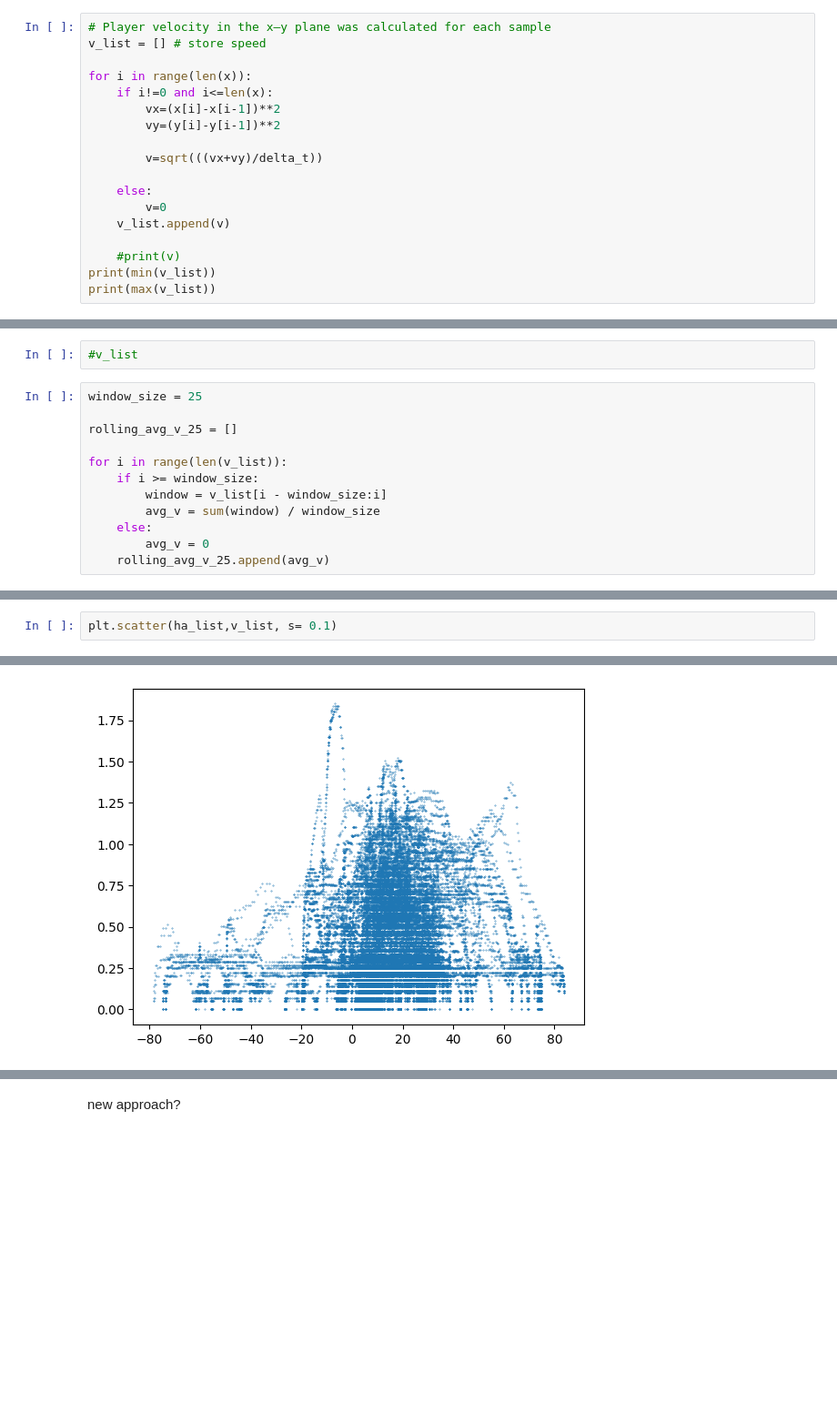
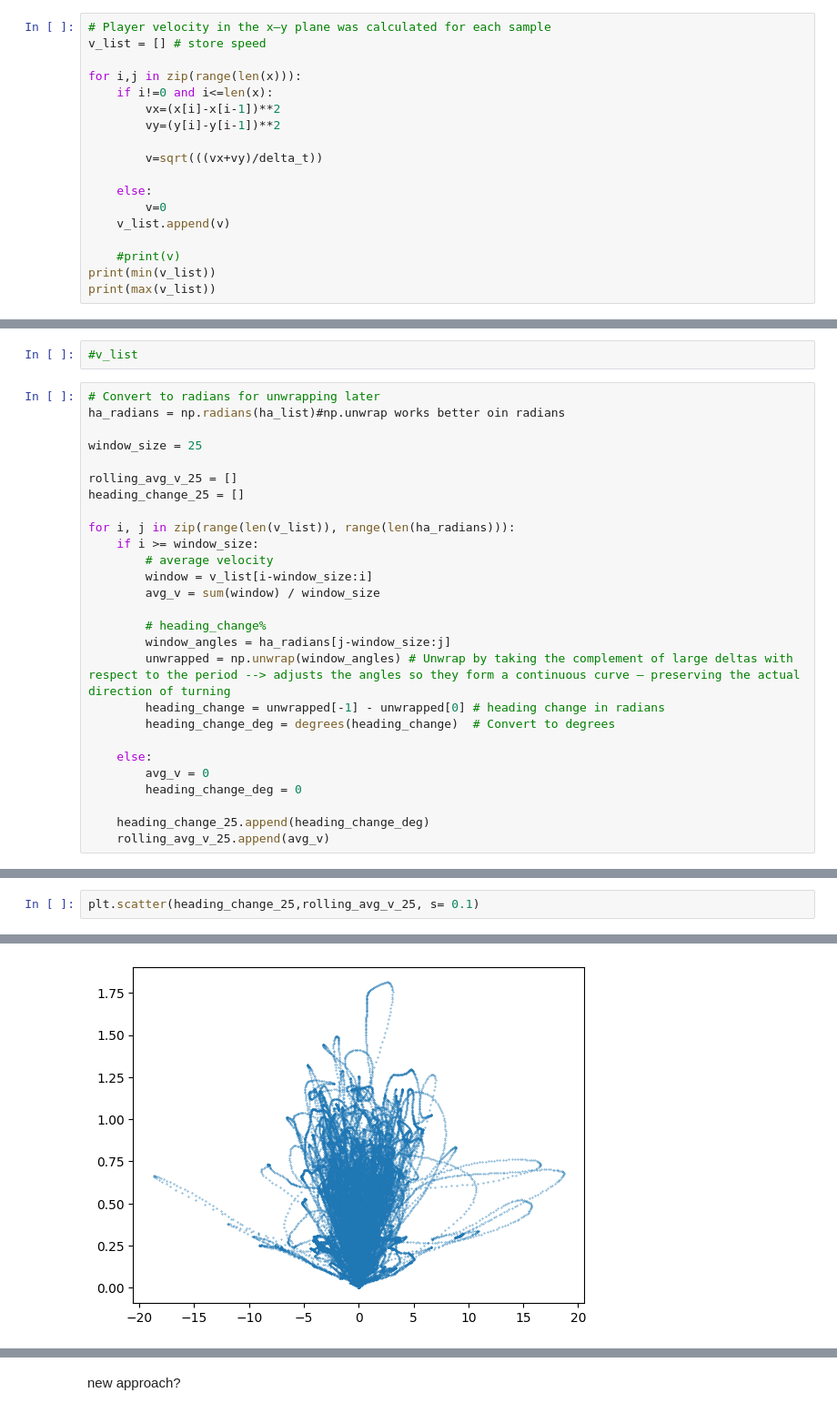
Before and after one commit to ihosten/internship_club_brugge, a Jupyter notebook: positional_data/ChangesOfDirection.ipynb, the cells around one changed output, grey strips where cells are left out. Shown at 91% size. Cells and saved outputs as stored; diff of their text form; blank space fills up the shorter version.

Commit message:
trying to use the method opf Reilly and colleagues to calculate direction changes

```diff
--- a/positional_data/ChangesOfDirection.ipynb
+++ b/positional_data/ChangesOfDirection.ipynb
@@ -320,7 +326,7 @@ ha_list
 # Player velocity in the x–y plane was calculated for each sample
 v_list = [] # store speed
 
-for i in range(len(x)):
+for i,j in zip(range(len(x))):
     if i!=0 and i<=len(x):
         vx=(x[i]-x[i-1])**2
         vy=(y[i]-y[i-1])**2
@@ -340,14 +346,29 @@ print(max(v_list))
 # %%
 #v_list
 # %%
+# Convert to radians for unwrapping later
+ha_radians = np.radians(ha_list)#np.unwrap works better oin radians
+
 window_size = 25
 
 rolling_avg_v_25 = []
+heading_change_25 = []
 
-for i in range(len(v_list)):
+for i, j in zip(range(len(v_list)), range(len(ha_radians))):
     if i >= window_size:
-        window = v_list[i - window_size:i]
+        # average velocity
+        window = v_list[i-window_size:i]
         avg_v = sum(window) / window_size
+
+        # heading_change%
+        window_angles = ha_radians[j-window_size:j]
+        unwrapped = np.unwrap(window_angles) # Unwrap by taking the complement of large deltas with respect to the period --> adjusts the angles so they form a continuous curve — preserving the actual direction of turning
+        heading_change = unwrapped[-1] - unwrapped[0] # heading change in radians
+        heading_change_deg = degrees(heading_change)  # Convert to degrees
+
     else:
         avg_v = 0
+        heading_change_deg = 0
+
+    heading_change_25.append(heading_change_deg)
     rolling_avg_v_25.append(avg_v)
@@ -374,5 +504,5 @@ rolling_avg_v_25
 # %%
-plt.scatter(ha_list,v_list, s= 0.1)
+plt.scatter(heading_change_25,rolling_avg_v_25, s= 0.1)
 # %% [output]
 <matplotlib.collections.PathCollection at 0x...>
-[figure, old version]
+[figure, new version]
```
Also changed, not shown: parts of 18 cells of this notebook.
